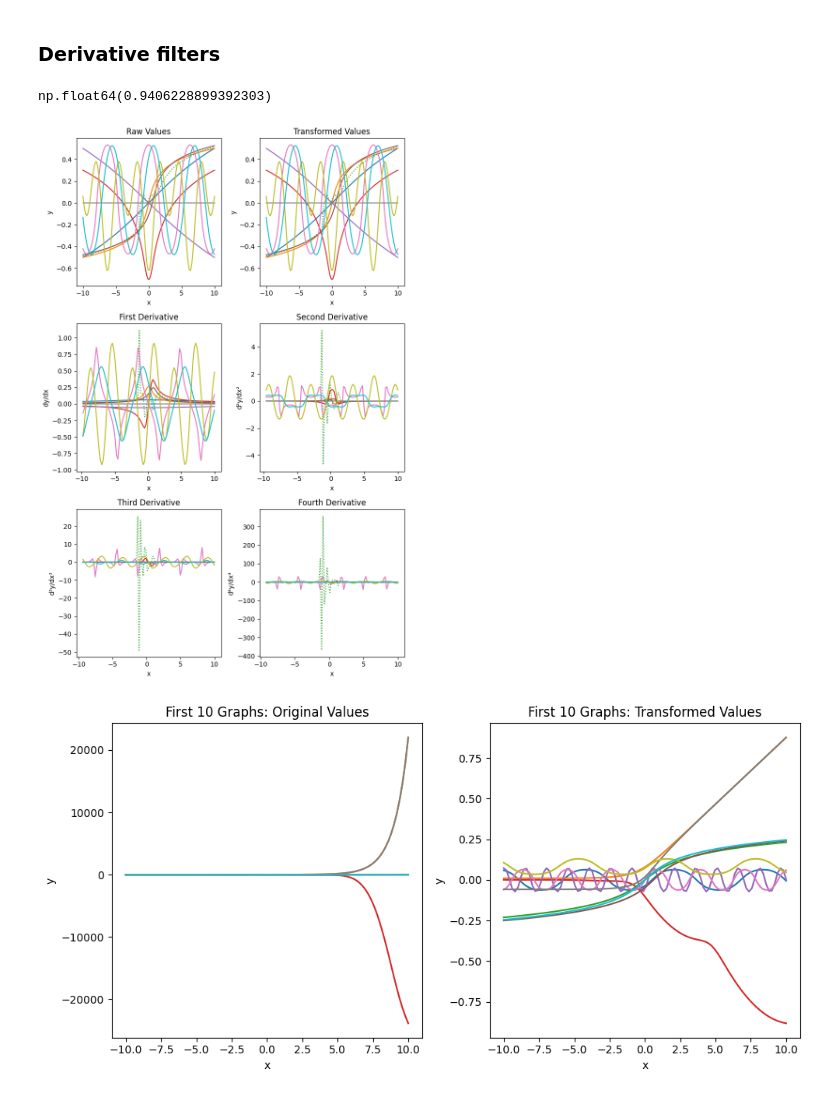
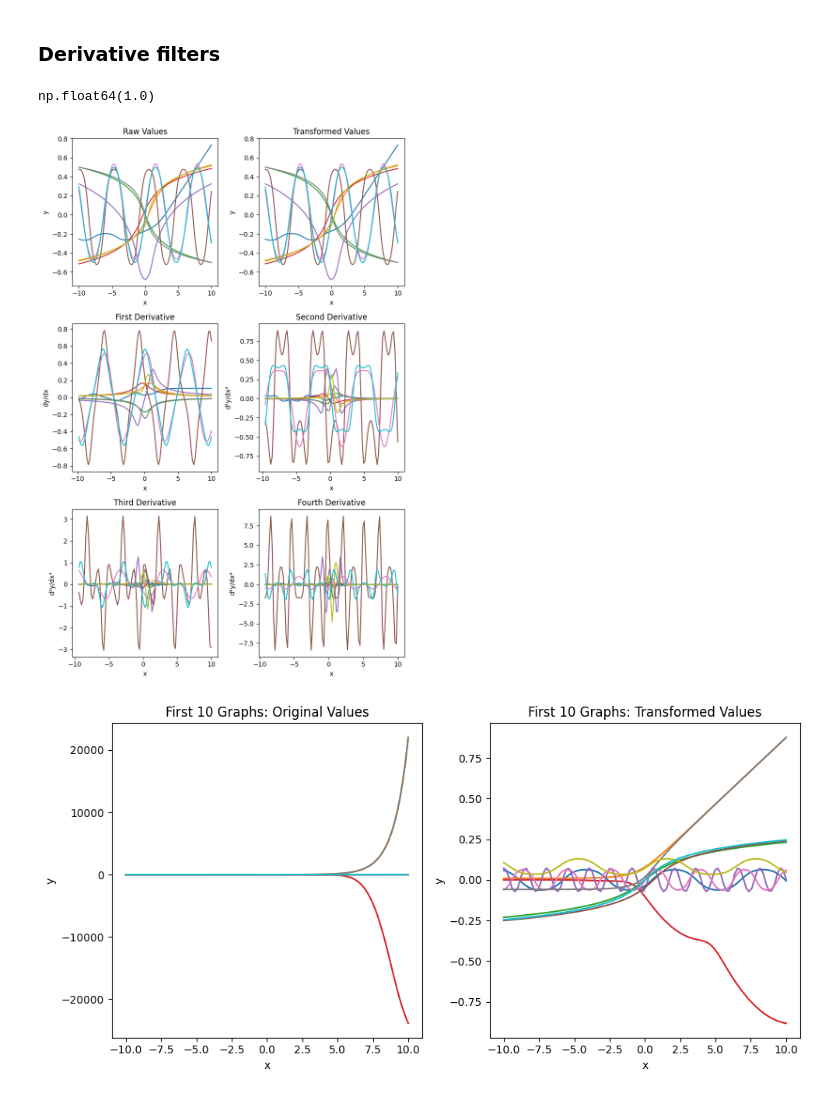
Before and after one commit to LuisCarretero/similar-expressions, a Jupyter notebook: src/dev/check_dataset.ipynb, the cells around one changed output. Saved outputs shown, nothing was run; the diff lists cells and outputs as text; code cells hidden in the pictures.

```diff
--- a/src/dev/check_dataset.ipynb
+++ b/src/dev/check_dataset.ipynb
@@ -39,7 +39,7 @@ priors
  'values_prior': tensor(1.9573e-06)}
 # %%
 datapath = '/Users/luis/Desktop/Cranmer2024/Workplace/smallMutations/similar-expressions/data'
-syntax, consts, values, val_x, syntax_cats = load_dataset(datapath, 'dataset_241207_3')
+syntax, consts, values, val_x, syntax_cats = load_dataset(datapath, 'dataset_241204_2')
 # %%
 import data_util
 reload(data_util)
@@ -150,10 +150,10 @@ is_valid = (np.all(np.abs(first_derivative) < deriv_thresholds[0], axis=1) & \
 # %%
 is_valid.sum() / len(is_valid)
 # %% [output]
-np.float64(0.9406228899392303)
+np.float64(1.0)
 # %%
 # Plot the ith function (raw values, transformed values, and derivatives)
-i, n = 80, 10  # Using the same index as in the previous example
+i, n = 20, 10  # Using the same index as in the previous example
 
 fig, ((ax1, ax2), (ax3, ax4), (ax5, ax6)) = plt.subplots(3, 2, figsize=(8, 12))
 
@@ -181,34 +181,34 @@ ax3.set_title('First Derivative')
 ax3.set_xlabel('x')
 ax3.set_ylabel('dy/dx')
 
 # Plot second derivative
 for j in range(n):
     linestyle = '-' if is_valid[i+j] else ':'
     ax4.plot(val_x[2:], second_derivative[i+j, :], linestyle=linestyle)
 ax4.set_title('Second Derivative')
 ax4.set_xlabel('x')
 ax4.set_ylabel('d²y/dx²')
 
 # Plot third derivative
 for j in range(n):
     linestyle = '-' if is_valid[i+j] else ':'
     ax5.plot(val_x[3:], third_derivative[i+j, :], linestyle=linestyle)
 ax5.set_title('Third Derivative')
 ax5.set_xlabel('x')
 ax5.set_ylabel('d³y/dx³')
 
 # Plot fourth derivative
 for j in range(n):
     linestyle = '-' if is_valid[i+j] else ':'
     ax6.plot(val_x[4:], fourth_derivative[i+j, :], linestyle=linestyle)
 ax6.set_title('Fourth Derivative')
 ax6.set_xlabel('x')
 ax6.set_ylabel('d⁴y/dx⁴')
 
 plt.tight_layout()
 plt.show()
 # %% [output]
-[figure, old version]
+[figure, new version]
 # %%
 i = 120
 plot_values(val_x, values, val_transformed, idx=np.arange(i, i+10))
```
Also changed, not shown: parts of 4 cells of this notebook, 6 other files.
